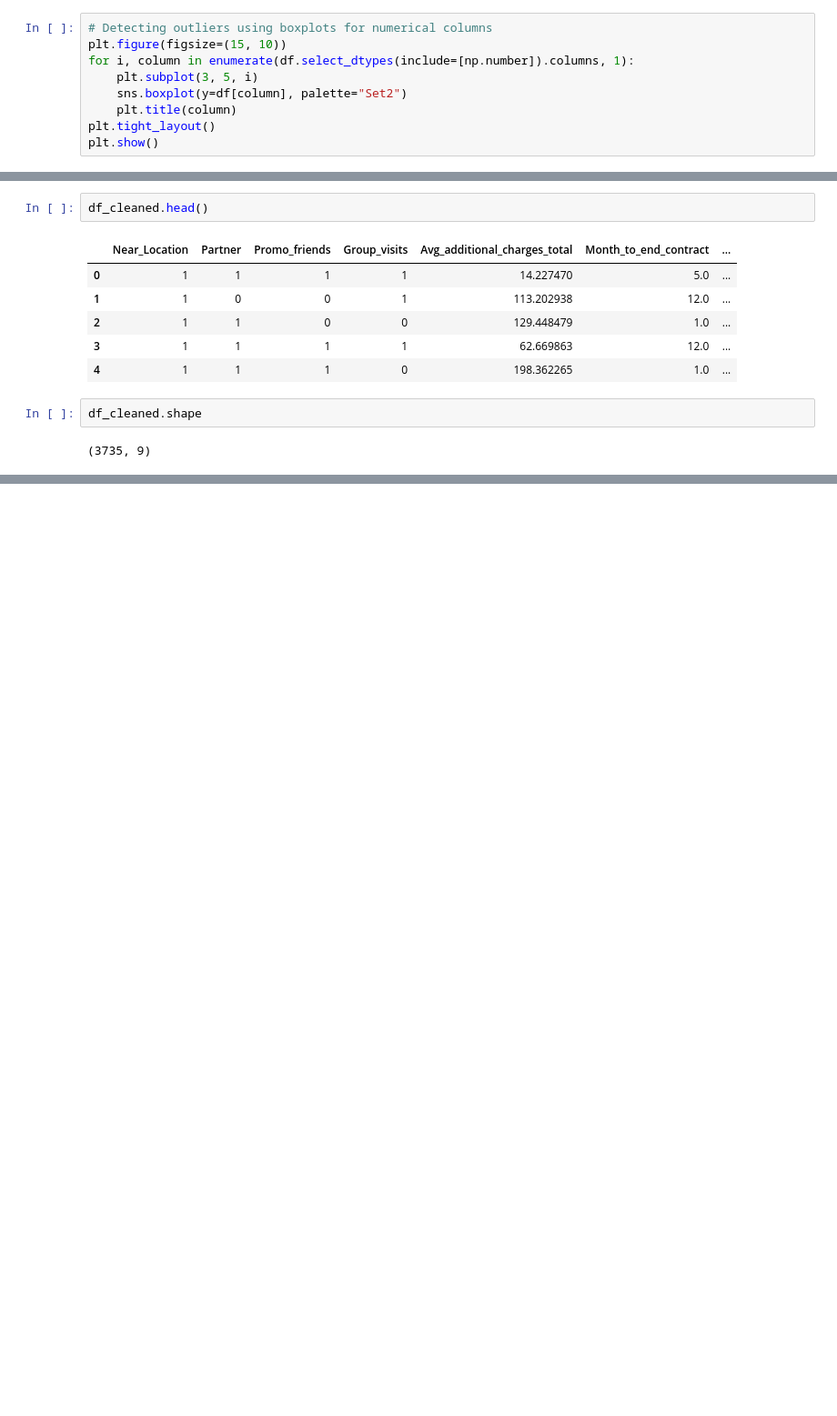
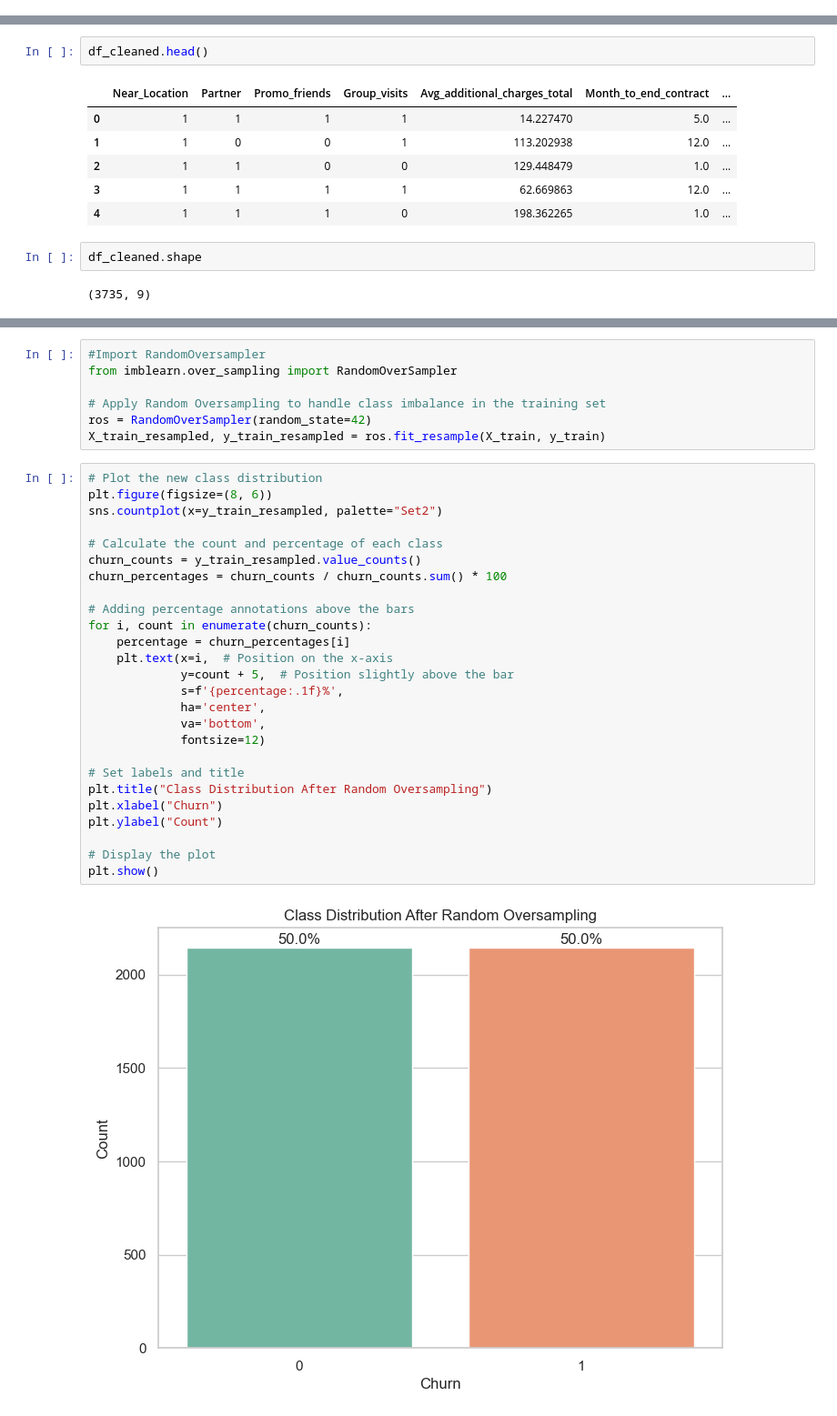
Before and after one commit to LEAN-96/Gym-Retention-Prediction, a Jupyter notebook: notebooks/gym_retention_prediction.ipynb, the cells around one changed output, grey strips where cells are left out. Shown at 91% size. Drawn from its saved outputs; the diff is of its cells as text; blank space fills up the shorter version.

```diff
--- a/notebooks/gym_retention_prediction.ipynb
+++ b/notebooks/gym_retention_prediction.ipynb
@@ -214,9 +211,0 @@ Number of duplicate rows: 0
-# %%
-# Detecting outliers using boxplots for numerical columns
-plt.figure(figsize=(15, 10))
-for i, column in enumerate(df.select_dtypes(include=[np.number]).columns, 1):
-    plt.subplot(3, 5, i)
-    sns.boxplot(y=df[column], palette="Set2")
-    plt.title(column)
-plt.tight_layout()
-plt.show()
@@ -1733,0 +1105,35 @@ Decision Tree - Cross-Validation Accuracy (Test Set): 0.85
+# %%
+#Import RandomOversampler
+from imblearn.over_sampling import RandomOverSampler
+
+# Apply Random Oversampling to handle class imbalance in the training set
+ros = RandomOverSampler(random_state=42)
+X_train_resampled, y_train_resampled = ros.fit_resample(X_train, y_train)
+# %%
+# Plot the new class distribution
+plt.figure(figsize=(8, 6))
+sns.countplot(x=y_train_resampled, palette="Set2")
+
+# Calculate the count and percentage of each class
+churn_counts = y_train_resampled.value_counts()
+churn_percentages = churn_counts / churn_counts.sum() * 100
+
+# Adding percentage annotations above the bars
+for i, count in enumerate(churn_counts):
+    percentage = churn_percentages[i]
+    plt.text(x=i,  # Position on the x-axis
+             y=count + 5,  # Position slightly above the bar
+             s=f'{percentage:.1f}%',
+             ha='center',
+             va='bottom',
+             fontsize=12)
+
+# Set labels and title
+plt.title("Class Distribution After Random Oversampling")
+plt.xlabel("Churn")
+plt.ylabel("Count")
+
+# Display the plot
+plt.show()
+# %% [output]
+[figure, added]
```
Also changed, not shown: parts of 64 cells of this notebook, 1 other file.
